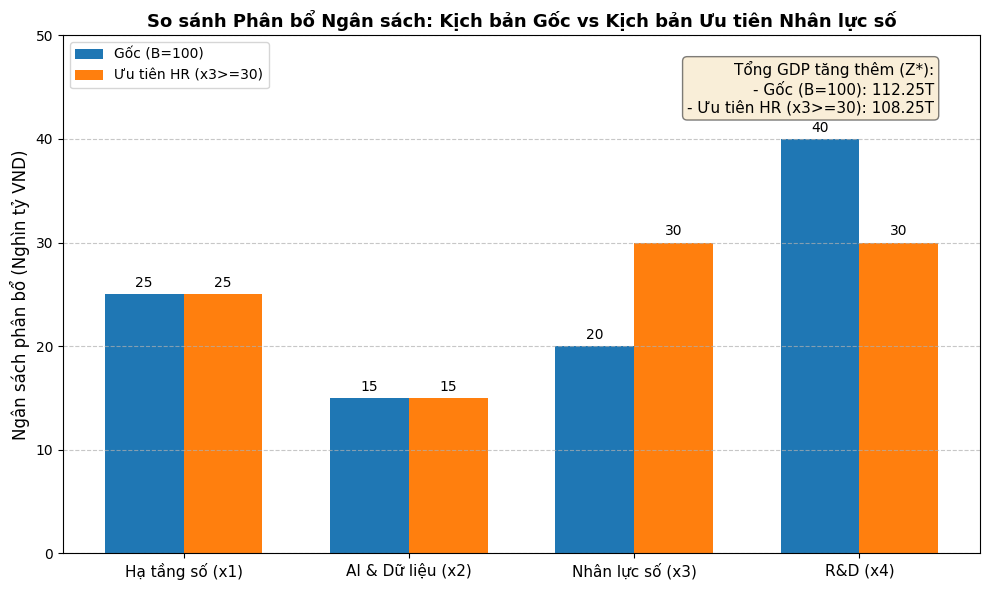
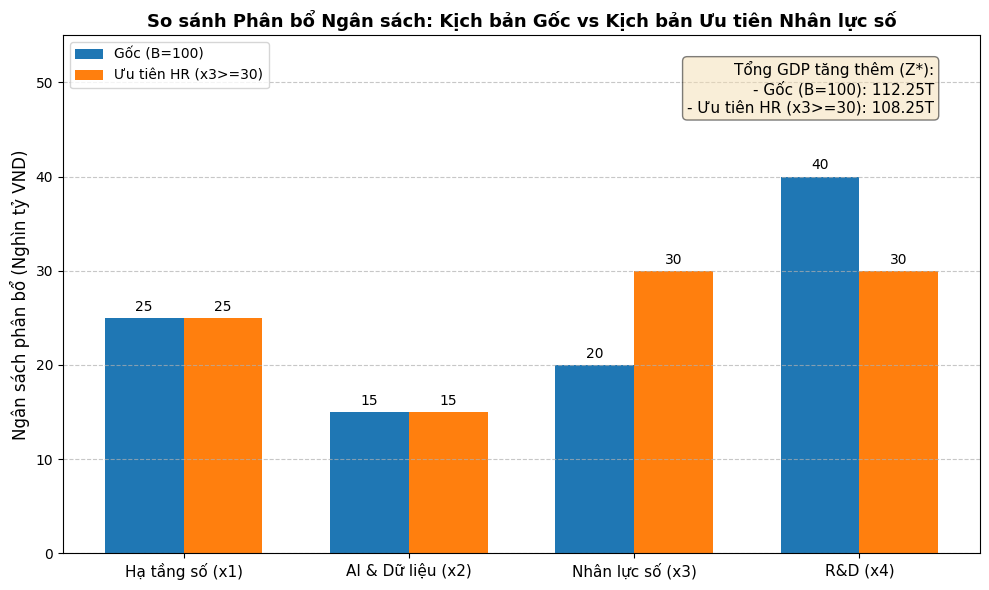
The change to this notebook cell's code, shown as a diff; its figure went from the first image to the second:
--- before
+++ after
@@ -12,5 +12,5 @@
 ax1.set_xticks(x)
 ax1.set_xticklabels(labels, fontsize=11)
-ax1.set_ylim(0, 50)
+ax1.set_ylim(0, max(max(x_base), max(x_x3)) + 15)
 ax1.legend(loc='upper left')
 

Commit: Thêm sửa  bài 3 và bổ sung bài 2